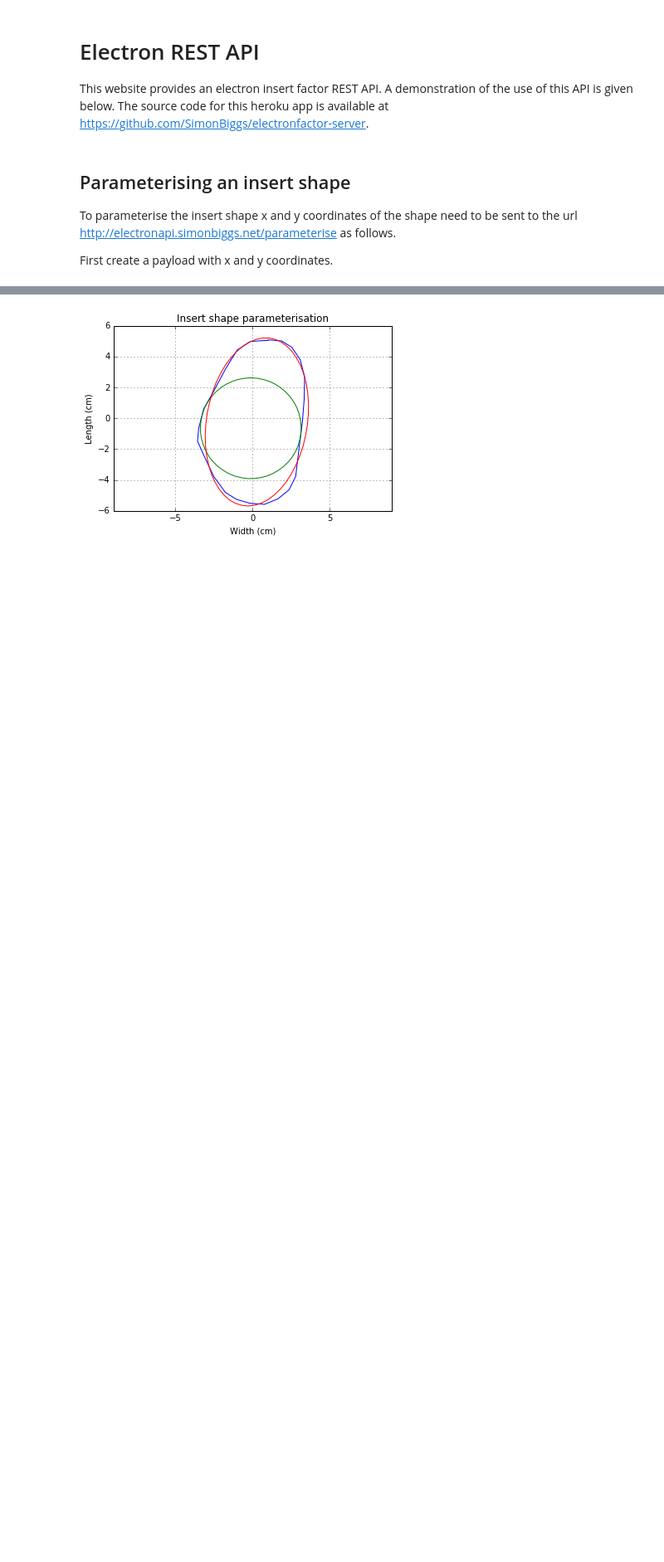
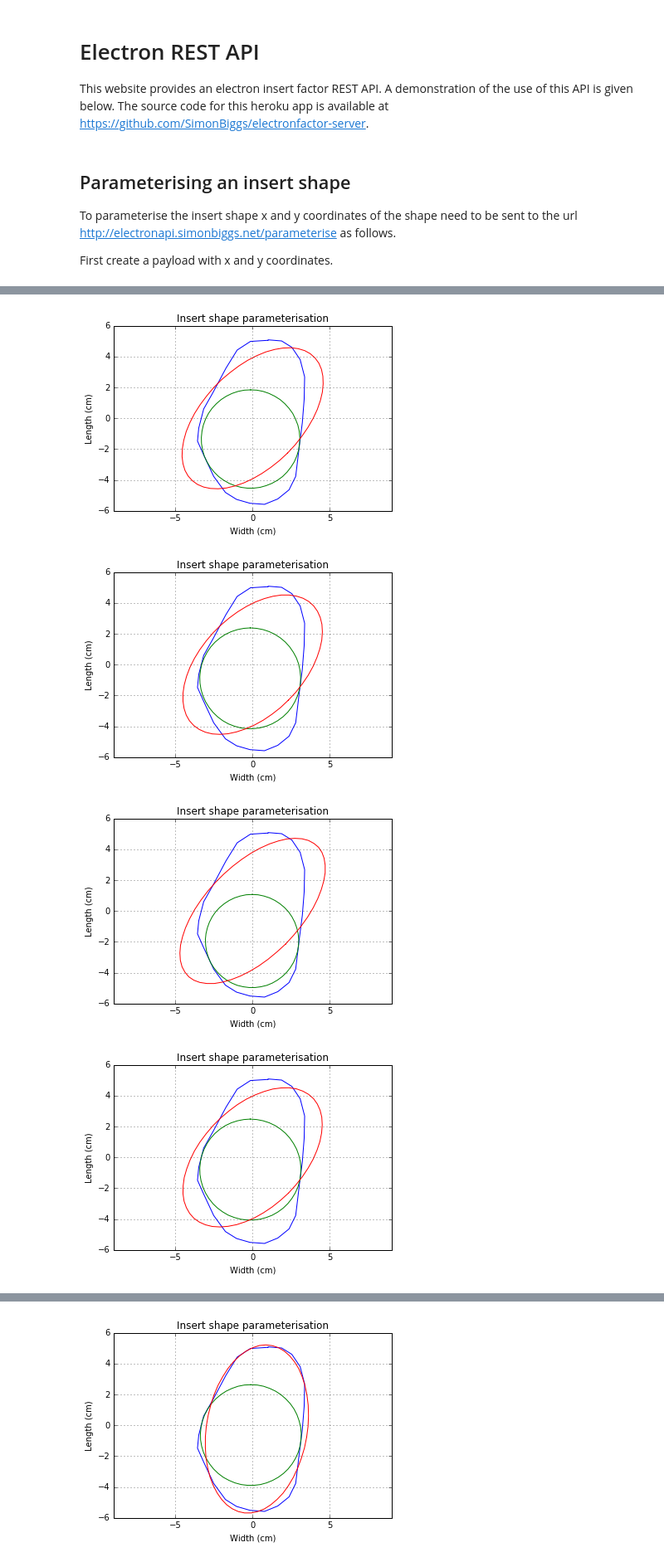
Before and after one commit to SimonBiggs/electronfactor-server, a Jupyter notebook: Electron REST API.ipynb, the cells around one changed output, grey strips where cells are left out. Shown at 83% size. Drawn from its saved outputs; the diff is of its cells as text; code cells hidden in the pictures; blank space fills up the shorter version.

```diff
--- a/Electron REST API.ipynb
+++ b/Electron REST API.ipynb
@@ -48,12 +48,39 @@ Then send the payload to the api and retrieve the results.
 # %%
-response = requests.post(
-    "http://electronapi.simonbiggs.net/parameterise",
-#     "http://localhost:5000/parameterise",
-    data=payload)
+complete = False
 
-result = json.loads(response.text)
+while not(complete):
+    response = requests.post(
+        "http://electronapi.simonbiggs.net/parameterise",
+    #     "http://localhost:5000/parameterise",
+        data=payload)
 
-insert_width = result['width']
-insert_length = result['length']
-circle = result['circle']
-ellipse = result['ellipse']
+    result = json.loads(response.text)
+
+    insert_width = result['width']
+    insert_length = result['length']
+    circle = result['circle']
+    ellipse = result['ellipse']
+    complete = result['complete']
+
+    if circle is not(None):
+        plt.figure()
+        plt.plot(insert_x, insert_y)
+        plt.axis('equal')
+
+        plt.plot(circle['x'], circle['y'])
+        plt.title('Insert shape parameterisation')
+        plt.xlabel('Width (cm)')
+        plt.ylabel('Length (cm)')
+        plt.grid(True)
+
+        if ellipse is not(None):
+            plt.plot(ellipse['x'], ellipse['y'])
+
+        plt.show()
+
+    time.sleep(2)
+# %% [output]
+[figure, added]
+[figure, added]
+[figure, added]
+[figure, added]
```
Also changed, not shown: parts of 5 cells of this notebook, 1 other file.
